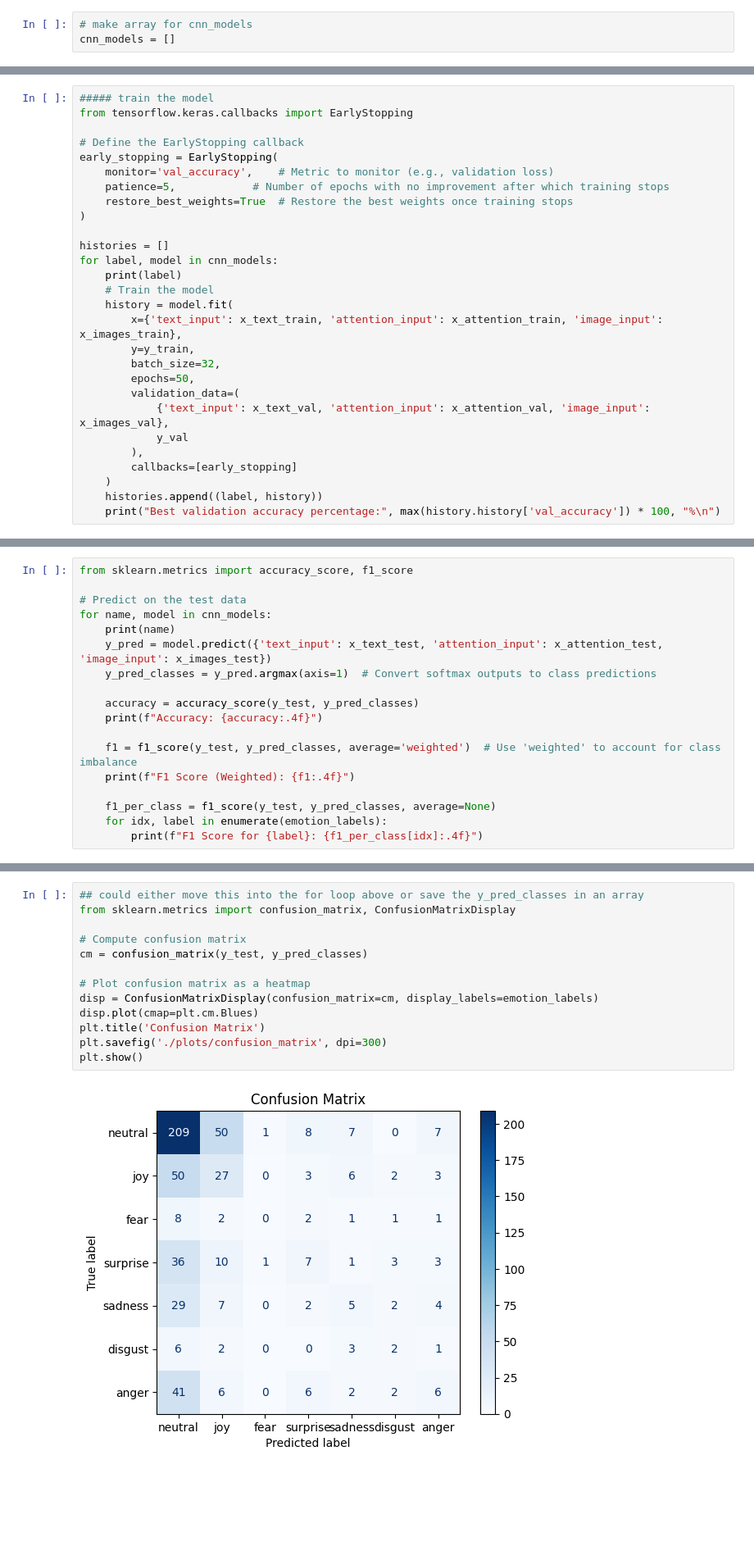
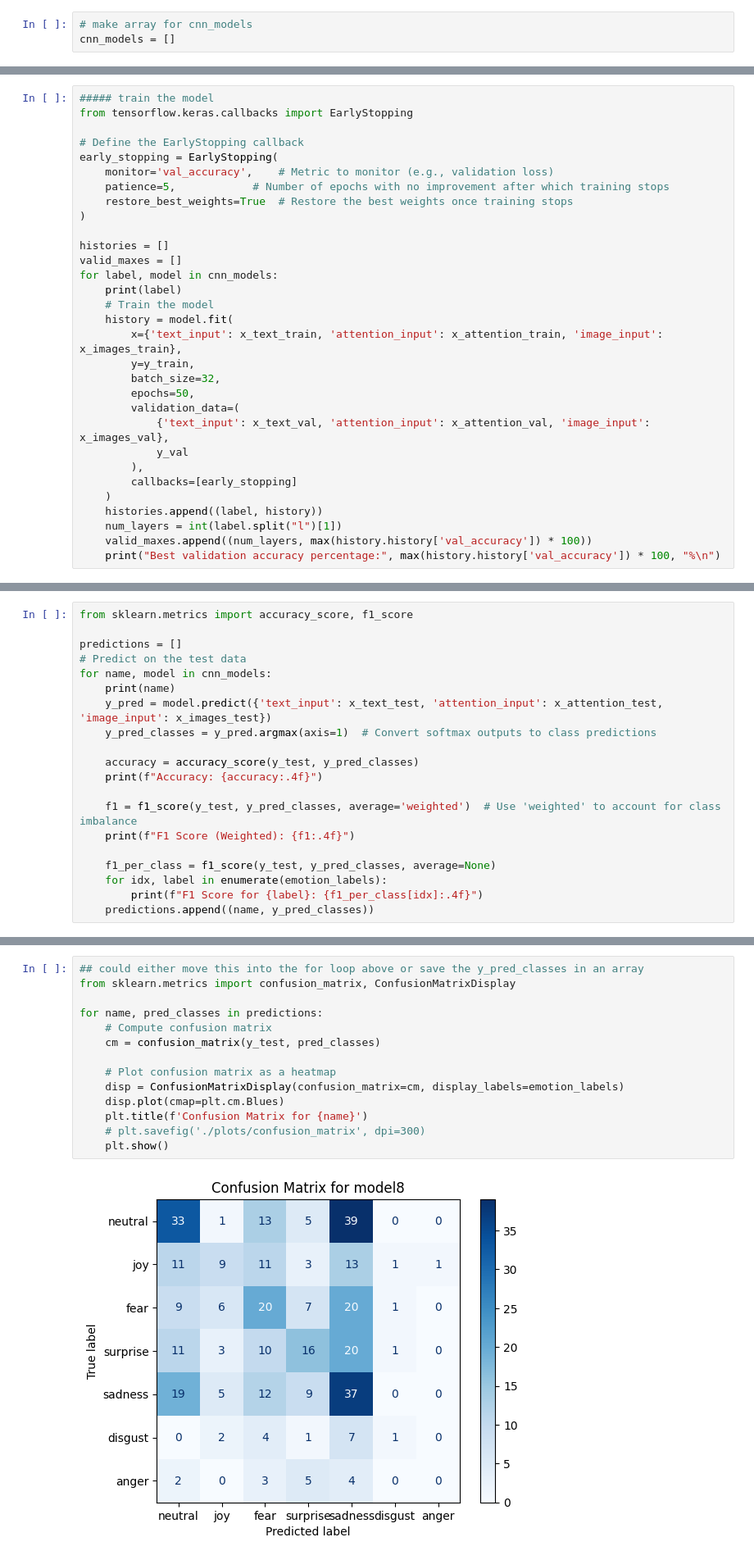
Before and after one commit to wyattnapier/ds340project, a Jupyter notebook: two_branches.ipynb, the cells around one changed output, grey strips where cells are left out. Shown: that part at 82% size. Drawn from its saved outputs; the diff is of its cells as text; blank space fills up the shorter version.

Commit message:
more visualization for balanced dataset

```diff
--- a/two_branches.ipynb
+++ b/two_branches.ipynb
@@ -491,6 +541,7 @@ early_stopping = EarlyStopping(
 )
 
 histories = []
+valid_maxes = []
 for label, model in cnn_models:
     print(label)
     # Train the model
@@ -506,5 +557,7 @@ for label, model in cnn_models:
         callbacks=[early_stopping]
     )
     histories.append((label, history))
+    num_layers = int(label.split("l")[1])
+    valid_maxes.append((num_layers, max(history.history['val_accuracy']) * 100))
     print("Best validation accuracy percentage:", max(history.history['val_accuracy']) * 100, "%\n")
 # %% [output]
@@ -548,6 +626,7 @@ for name, history in histories:
 # %%
 from sklearn.metrics import accuracy_score, f1_score
 
+predictions = []
 # Predict on the test data
 for name, model in cnn_models:
     print(name)
@@ -563,4 +642,5 @@ for name, model in cnn_models:
     f1_per_class = f1_score(y_test, y_pred_classes, average=None)
     for idx, label in enumerate(emotion_labels):
         print(f"F1 Score for {label}: {f1_per_class[idx]:.4f}")
+    predictions.append((name, y_pred_classes))
 # %% [output]
@@ -587,15 +664,16 @@ F1 Score for anger: 0.0857
 # %%
 ## could either move this into the for loop above or save the y_pred_classes in an array
 from sklearn.metrics import confusion_matrix, ConfusionMatrixDisplay
 
-# Compute confusion matrix
-cm = confusion_matrix(y_test, y_pred_classes)
+for name, pred_classes in predictions:
+    # Compute confusion matrix
+    cm = confusion_matrix(y_test, pred_classes)
 
-# Plot confusion matrix as a heatmap
-disp = ConfusionMatrixDisplay(confusion_matrix=cm, display_labels=emotion_labels)
-disp.plot(cmap=plt.cm.Blues)
-plt.title('Confusion Matrix')
-plt.savefig('./plots/confusion_matrix', dpi=300)
-plt.show()
+    # Plot confusion matrix as a heatmap
+    disp = ConfusionMatrixDisplay(confusion_matrix=cm, display_labels=emotion_labels)
+    disp.plot(cmap=plt.cm.Blues)
+    plt.title(f'Confusion Matrix for {name}')
+    # plt.savefig('./plots/confusion_matrix', dpi=300)
+    plt.show()
 # %% [output]
-[figure, old version]
+[figure, new version]
```
Also changed, not shown: parts of 14 cells of this notebook.
